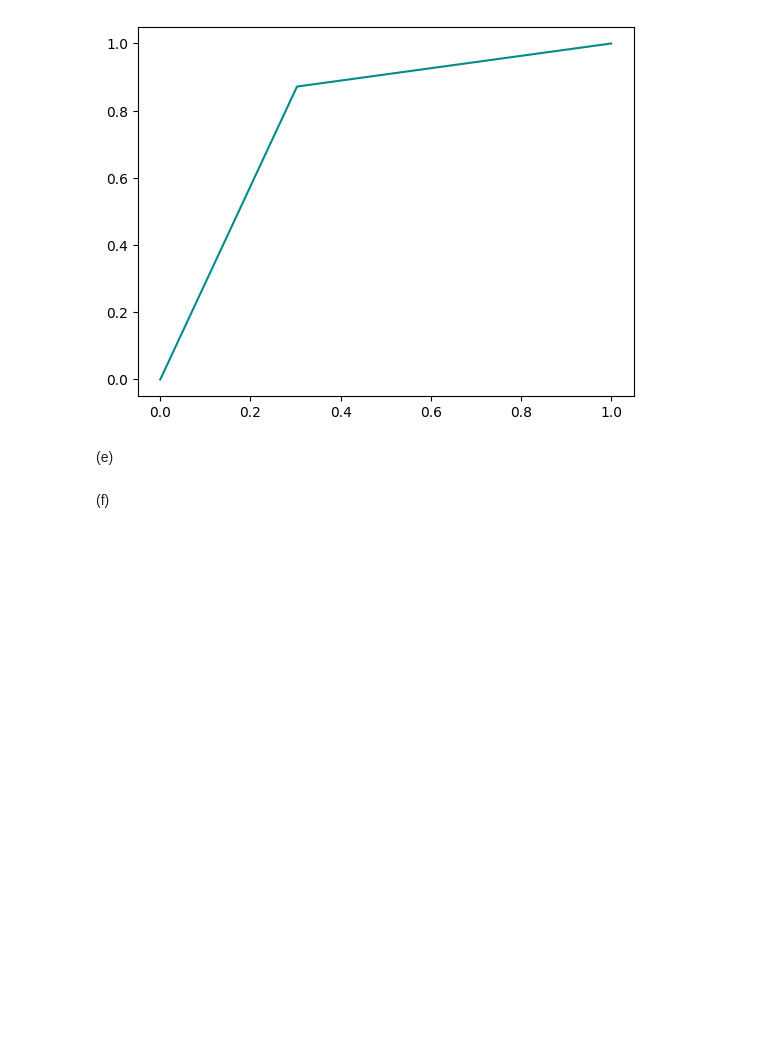
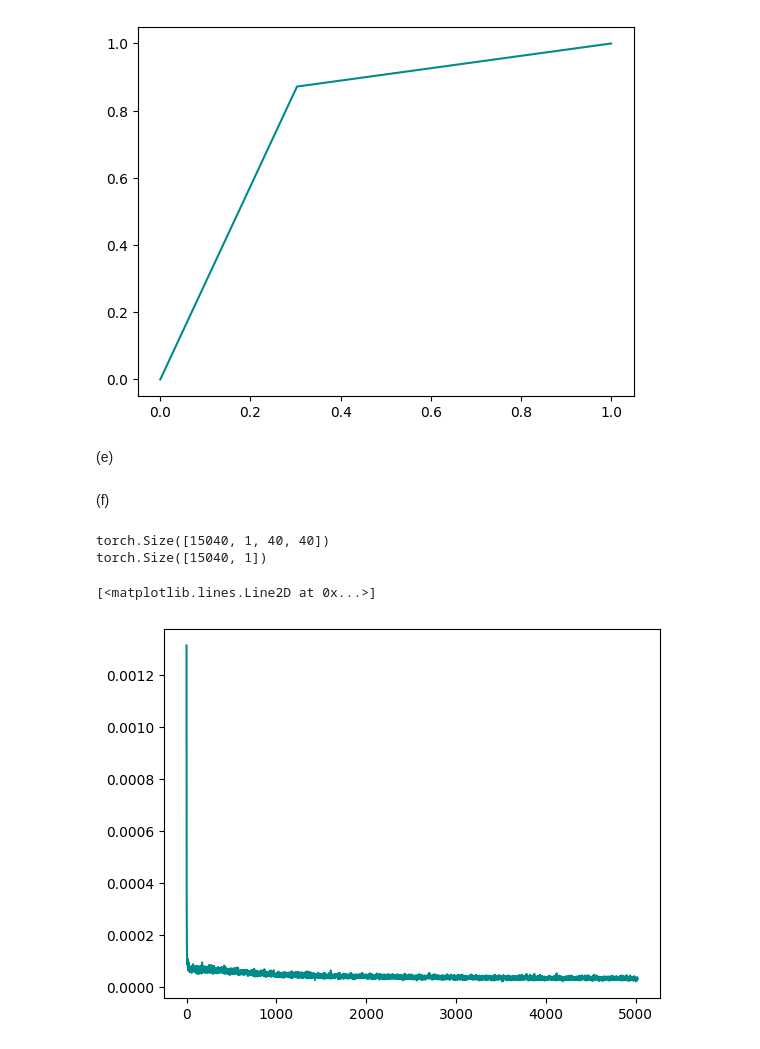
Before and after one commit to S3gmentati0nFault/autoencoders, a Jupyter notebook: sheet08.ipynb, the cells around one changed output. Drawn from its saved outputs; the diff is of its cells as text; code cells hidden in the pictures; blank space fills up the shorter version.

```diff
--- a/sheet08.ipynb
+++ b/sheet08.ipynb
@@ -509,0 +507,28 @@ plt.plot(fpr, tpr, c="darkcyan")
+# %%
+# TODO: Repeat everything for autoencoder trained on top jets
+# You can either use a MLP or a CNN
+
+# Preprocess the top jets training data
+top_train = z_train[ np.where( y_train == 1 ) ]
+top_train_tensor = torch.tensor( top_train.astype( np.float32 ) )
+print(top_train_tensor.shape)
+
+# Generate the top training labels (we will not use these but we need them for the dataloader)
+top_train_labels = y_train[ np.where( y_train == 1 ) ]
+top_train_labels = torch.Tensor( top_train_labels.astype( np.float32 ) ).unsqueeze( -1 )
+print(top_train_labels.shape)
+
+# Building the dataloader
+train_dataset = dataset_manipulator( top_train_tensor, top_train_labels )
+trn_dataloader = torch.utils.data.DataLoader( train_dataset, batch_size=30, shuffle=True )
+
+model = Autoencoder(20)
+losses = train_autoencoder( model, trn_dataloader)
+# %% [output]
+torch.Size([15040, 1, 40, 40])
+torch.Size([15040, 1])
+# %%
+plt.plot( losses, c="darkcyan" )
+# %% [output]
+[<matplotlib.lines.Line2D at 0x...>]
+[figure, added]
```
Also changed, not shown: parts of 9 cells of this notebook.
